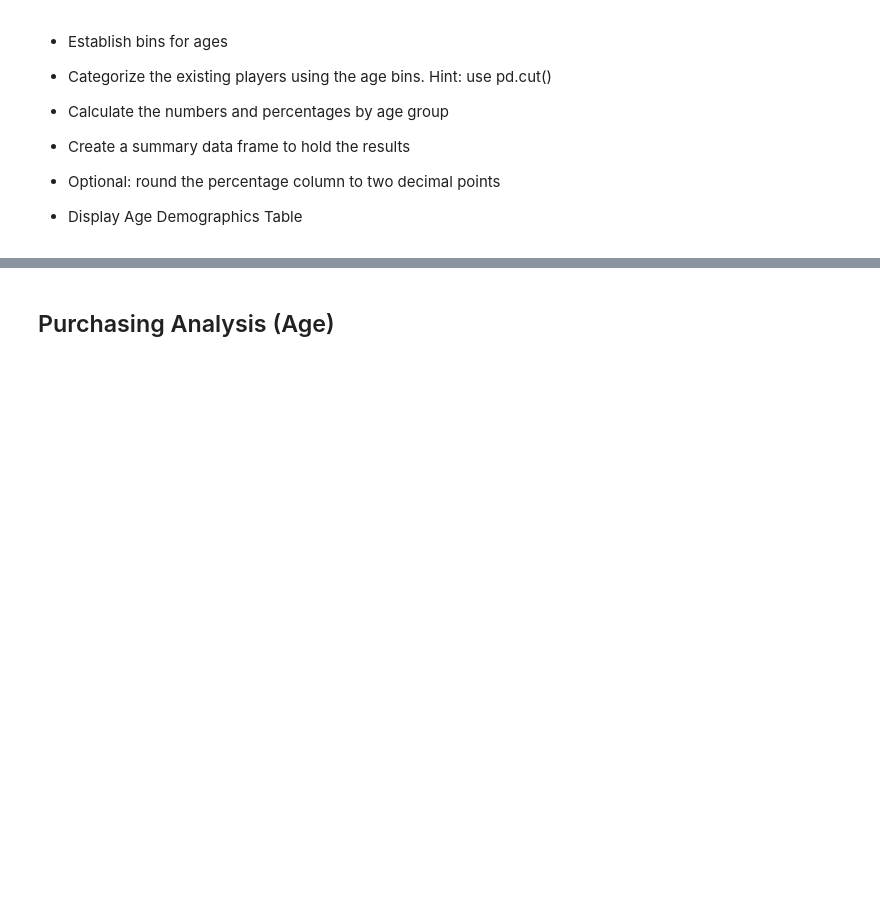
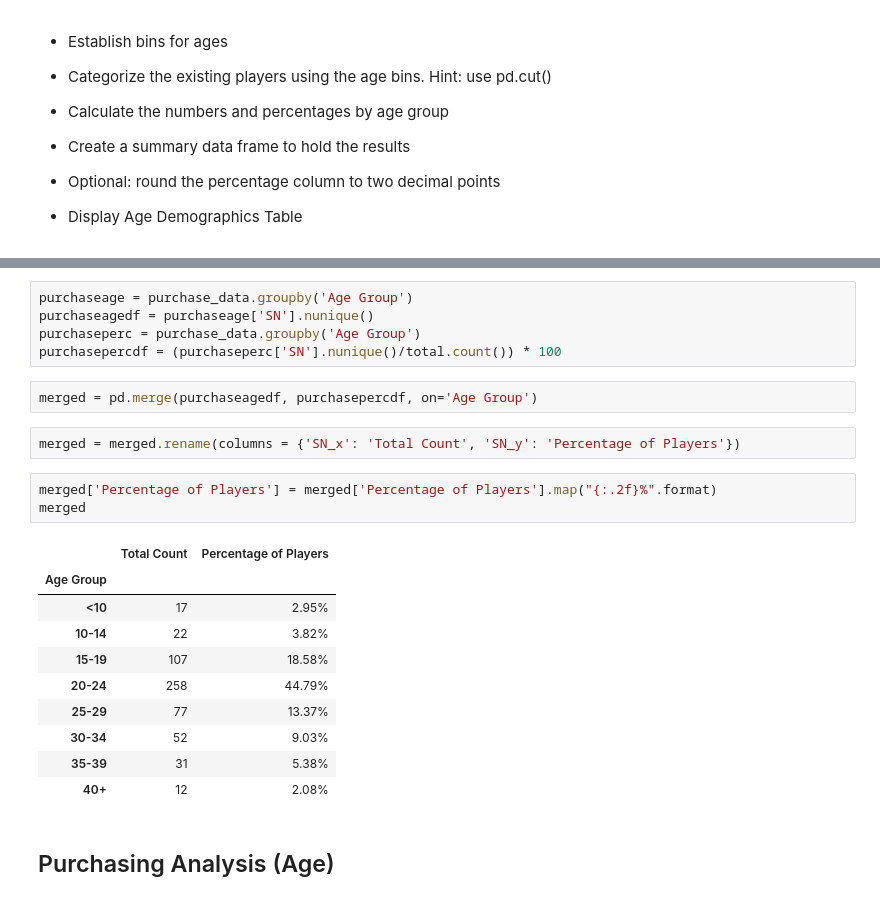
Before and after one commit to jeffreyb92/HeroesOfPymoli, a Jupyter notebook: HeroesOfPymoli_starter.ipynb, the cells around one changed output, grey strips where cells are left out. Cells and saved outputs as stored; diff of their text form; blank space fills up the shorter version.

```diff
--- a/HeroesOfPymoli_starter.ipynb
+++ b/HeroesOfPymoli_starter.ipynb
@@ -201,3 +201,26 @@ ValueError: Bin labels must be one fewer than the number of bin edges
+# %%
+purchaseage = purchase_data.groupby('Age Group')
+purchaseagedf = purchaseage['SN'].nunique()
+purchaseperc = purchase_data.groupby('Age Group')
+purchasepercdf = (purchaseperc['SN'].nunique()/total.count()) * 100
+# %%
+merged = pd.merge(purchaseagedf, purchasepercdf, on='Age Group')
+# %%
+merged = merged.rename(columns = {'SN_x': 'Total Count', 'SN_y': 'Percentage of Players'})
+# %%
+merged['Percentage of Players'] = merged['Percentage of Players'].map("{:.2f}%".format)
+merged
+# %% [output]
+|  | Total Count | Percentage of Players |
+| Age Group |  |  |
+| <10 | 17 | 2.95% |
+| 10-14 | 22 | 3.82% |
+| 15-19 | 107 | 18.58% |
+| 20-24 | 258 | 44.79% |
+| 25-29 | 77 | 13.37% |
+| 30-34 | 52 | 9.03% |
+| 35-39 | 31 | 5.38% |
+| 40+ | 12 | 2.08% |
 # %% [markdown]
 ## Purchasing Analysis (Age)
 # %% [markdown]
```
Also changed, not shown: parts of 11 cells of this notebook.
